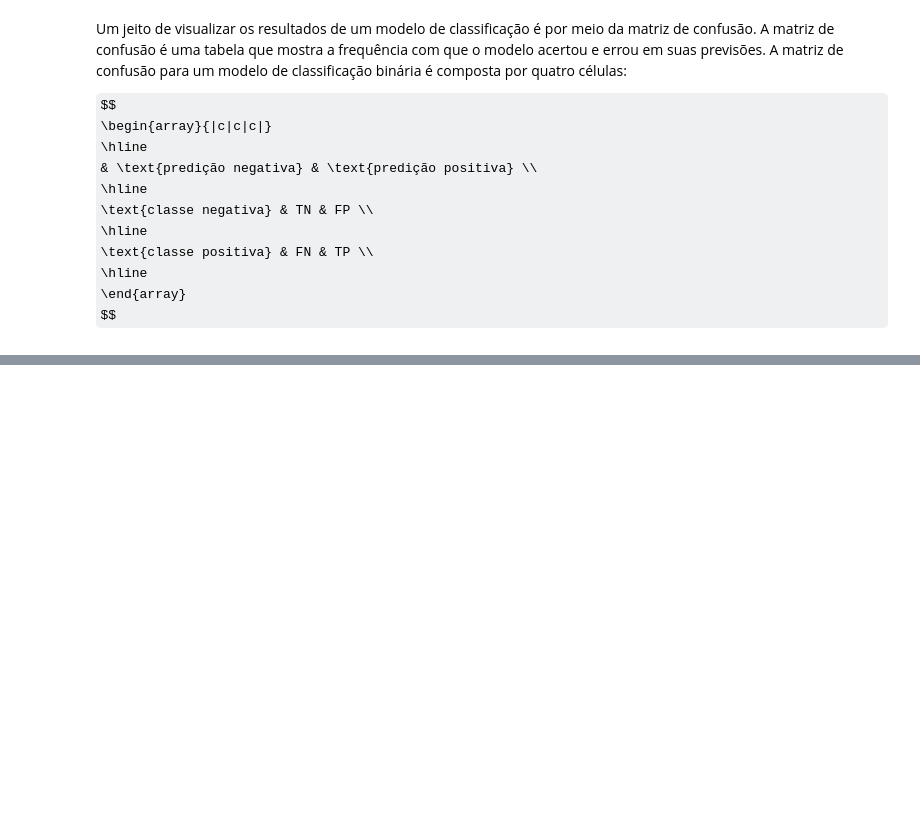
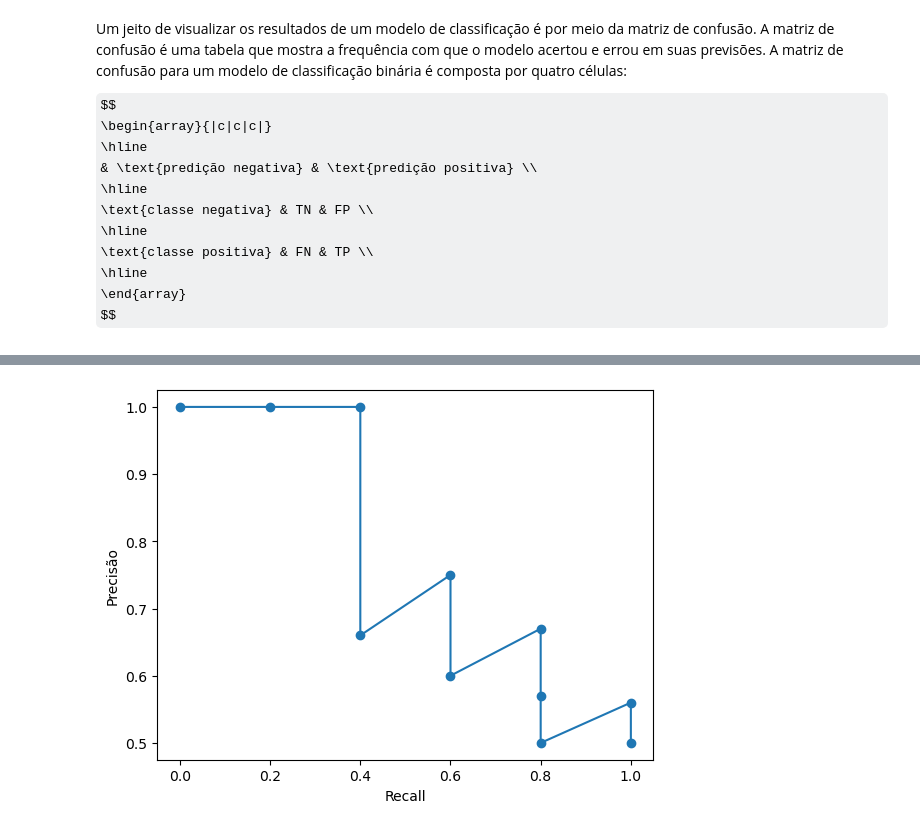
Before and after one commit to HilarioMarques/Classificacao_AlgoritmosLineares_DiagnosticoCancer_Kaggle, a Jupyter notebook: notebooks/Metricas.ipynb, the cells around one changed output, grey strips where cells are left out. Cells and saved outputs as stored; diff of their text form; code cells hidden in the pictures; some formulas as TeX source; blank space fills up the shorter version.

```diff
--- a/notebooks/Metricas.ipynb
+++ b/notebooks/Metricas.ipynb
@@ -101,0 +556,11 @@ $$
+# %%
+precisao = [0.5, 0.56, 0.5, 0.57, 0.67, 0.6, 0.75, 0.66, 1, 1, 1]
+recall = [1, 1, 0.8, 0.8, 0.8, 0.6, 0.6, 0.4, 0.4, 0.2, 0]
+
+plt.plot(recall, precisao, marker='o')
+plt.xlabel('Recall')
+plt.ylabel('Precisão')
+
+plt.show()
+# %% [output]
+[figure, added]
```
Also changed, not shown: parts of 72 cells of this notebook, 1 other file.
